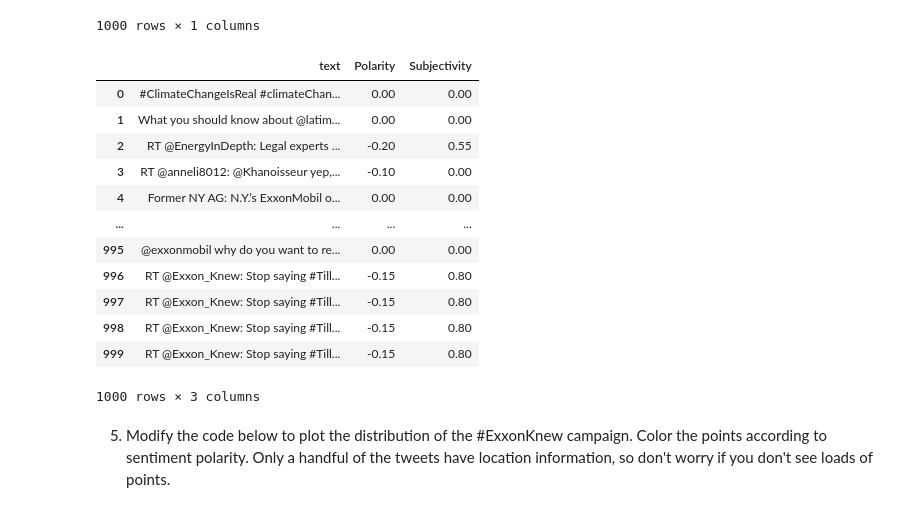
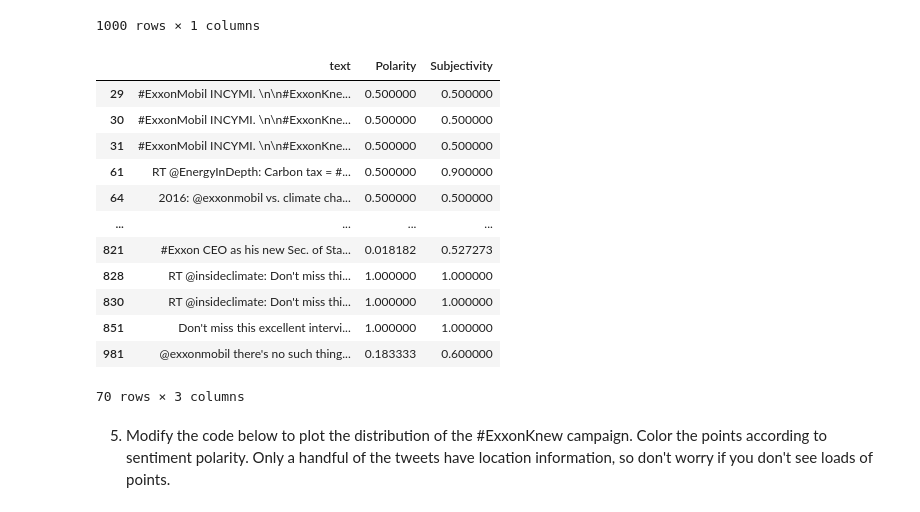
Before and after one commit to wilsonliu222/QM-2, a Jupyter notebook: notebooks/W04. Natural Language Processing.ipynb, the cells around one changed output. Drawn from its saved outputs; the diff is of its cells as text; code cells hidden in the pictures.

```diff
--- a/notebooks/W04. Natural Language Processing.ipynb
+++ b/notebooks/W04. Natural Language Processing.ipynb
@@ -489,23 +629,23 @@ sample.head(1000)
 # %%
 #answer for the question 2,3,4
 sample['Polarity']=sample['text'].apply(lambda x: nlp(x)._.blob.polarity)
 sample['Subjectivity']=sample['text'].apply(lambda x: nlp(x)._.blob.subjectivity)
 sample_filtered = sample[(sample['Subjectivity'] >= 0.5) & (sample['Polarity'] >= 0)]
-sample
+sample_filtered
 # %% [output]
 |  | text | Polarity | Subjectivity |
-| 0 | #ClimateChangeIsReal #climateChan... | 0.00 | 0.00 |
-| 1 | What you should know about @latim... | 0.00 | 0.00 |
-| 2 | RT @EnergyInDepth: Legal experts ... | -0.20 | 0.55 |
-| 3 | RT @anneli8012: @Khanoisseur yep,... | -0.10 | 0.00 |
-| 4 | Former NY AG: N.Y.’s ExxonMobil o... | 0.00 | 0.00 |
+| 29 | #ExxonMobil INCYMI. \n\n#ExxonKne... | 0.500000 | 0.500000 |
+| 30 | #ExxonMobil INCYMI. \n\n#ExxonKne... | 0.500000 | 0.500000 |
+| 31 | #ExxonMobil INCYMI. \n\n#ExxonKne... | 0.500000 | 0.500000 |
+| 61 | RT @EnergyInDepth: Carbon tax = #... | 0.500000 | 0.900000 |
+| 64 | 2016: @exxonmobil vs. climate cha... | 0.500000 | 0.500000 |
 | ... | ... | ... | ... |
-| 995 | @exxonmobil why do you want to re... | 0.00 | 0.00 |
-| 996 | RT @Exxon_Knew: Stop saying #Till... | -0.15 | 0.80 |
-| 997 | RT @Exxon_Knew: Stop saying #Till... | -0.15 | 0.80 |
-| 998 | RT @Exxon_Knew: Stop saying #Till... | -0.15 | 0.80 |
-| 999 | RT @Exxon_Knew: Stop saying #Till... | -0.15 | 0.80 |
+| 821 | #Exxon CEO as his new Sec. of Sta... | 0.018182 | 0.527273 |
+| 828 | RT @insideclimate: Don't miss thi... | 1.000000 | 1.000000 |
+| 830 | RT @insideclimate: Don't miss thi... | 1.000000 | 1.000000 |
+| 851 | Don't miss this excellent intervi... | 1.000000 | 1.000000 |
+| 981 | @exxonmobil there's no such thing... | 0.183333 | 0.600000 |
-1000 rows × 3 columns
+70 rows × 3 columns
 # %% [markdown]
 5. Modify the code below to plot the distribution of the #ExxonKnew campaign. Color the points according to sentiment polarity. Only a handful of the tweets have location information, so don't worry if you don't see loads of points.
 # %%
```
Also changed, not shown: parts of 21 cells of this notebook.
